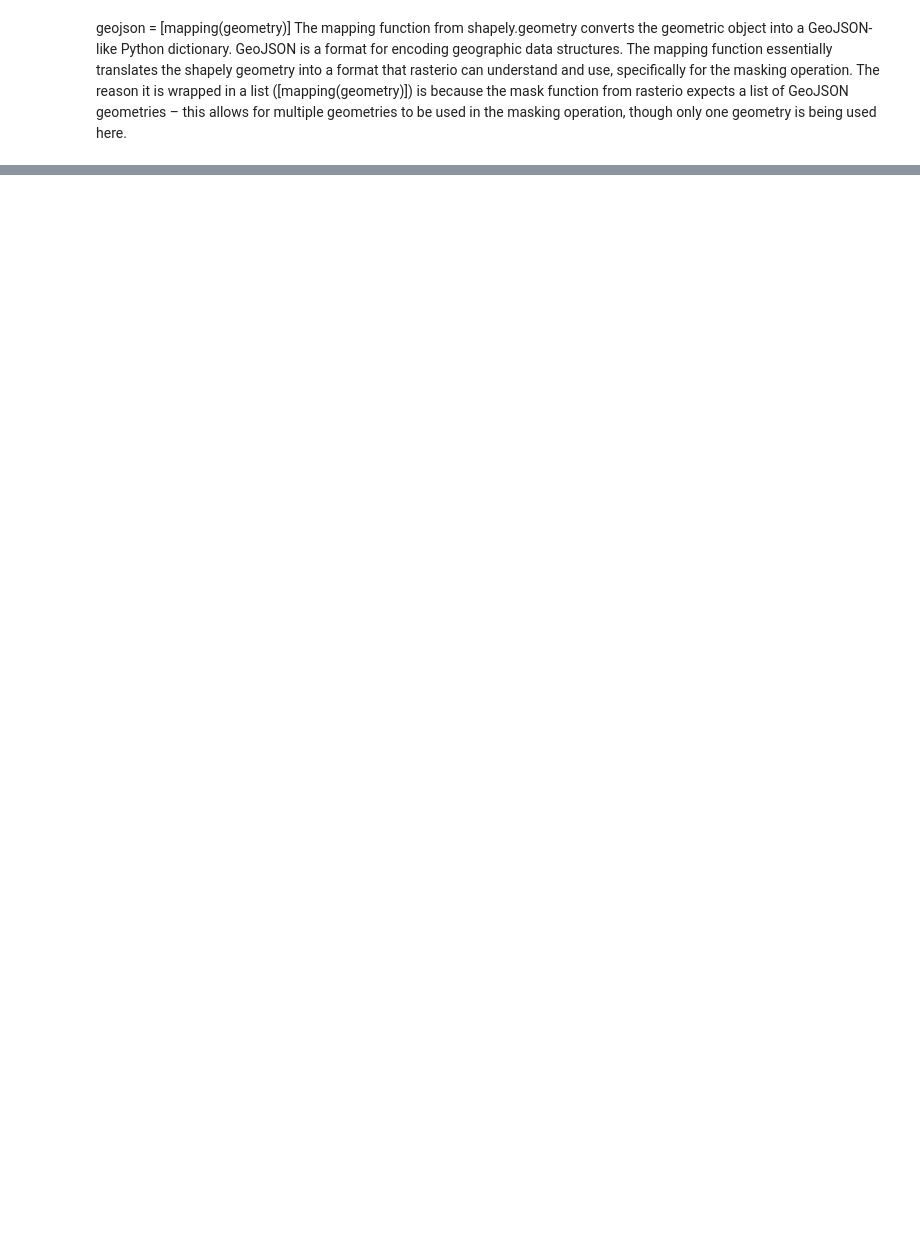
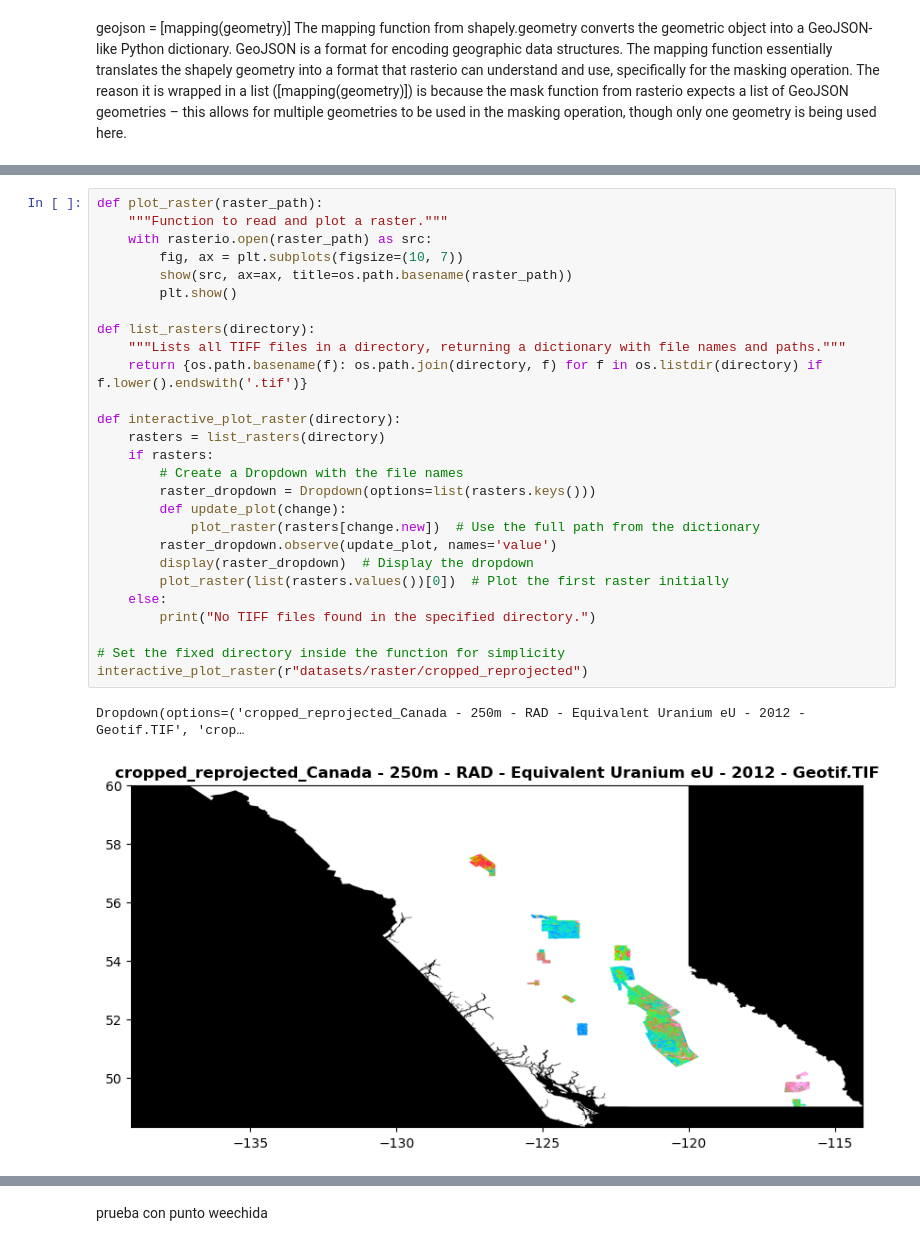
Before and after one commit to cvillarragamo/Tech_Treasures_Challenge, a Jupyter notebook: 1_Data_Collection_Cleaning.ipynb, the cells around one changed output, grey strips where cells are left out. Saved outputs shown, nothing was run; the diff lists cells and outputs as text; blank space fills up the shorter version.

```diff
--- a/1_Data_Collection_Cleaning.ipynb
+++ b/1_Data_Collection_Cleaning.ipynb
@@ -373,0 +380,30 @@ process_and_reproject_rasters(raster_paths, polygon_shapefile, output_directory)
+# %%
+def plot_raster(raster_path):
+    """Function to read and plot a raster."""
+    with rasterio.open(raster_path) as src:
+        fig, ax = plt.subplots(figsize=(10, 7))
+        show(src, ax=ax, title=os.path.basename(raster_path))
+        plt.show()
+
+def list_rasters(directory):
+    """Lists all TIFF files in a directory, returning a dictionary with file names and paths."""
+    return {os.path.basename(f): os.path.join(directory, f) for f in os.listdir(directory) if f.lower().endswith('.tif')}
+
+def interactive_plot_raster(directory):
+    rasters = list_rasters(directory)
+    if rasters:
+        # Create a Dropdown with the file names
+        raster_dropdown = Dropdown(options=list(rasters.keys()))
+        def update_plot(change):
+            plot_raster(rasters[change.new])  # Use the full path from the dictionary
+        raster_dropdown.observe(update_plot, names='value')
+        display(raster_dropdown)  # Display the dropdown
+        plot_raster(list(rasters.values())[0])  # Plot the first raster initially
+    else:
+        print("No TIFF files found in the specified directory.")
+
+# Set the fixed directory inside the function for simplicity
+interactive_plot_raster(r"datasets/raster/cropped_reprojected")
+# %% [output]
+Dropdown(options=('cropped_reprojected_Canada - 250m - RAD - Equivalent Uranium eU - 2012 - Geotif.TIF', 'crop…
+[figure, added]
@@ -373,0 +412,2 @@ process_and_reproject_rasters(raster_paths, polygon_shapefile, output_directory)
+# %% [markdown]
+prueba con punto weechida
```
Also changed, not shown: parts of 40 cells of this notebook.
